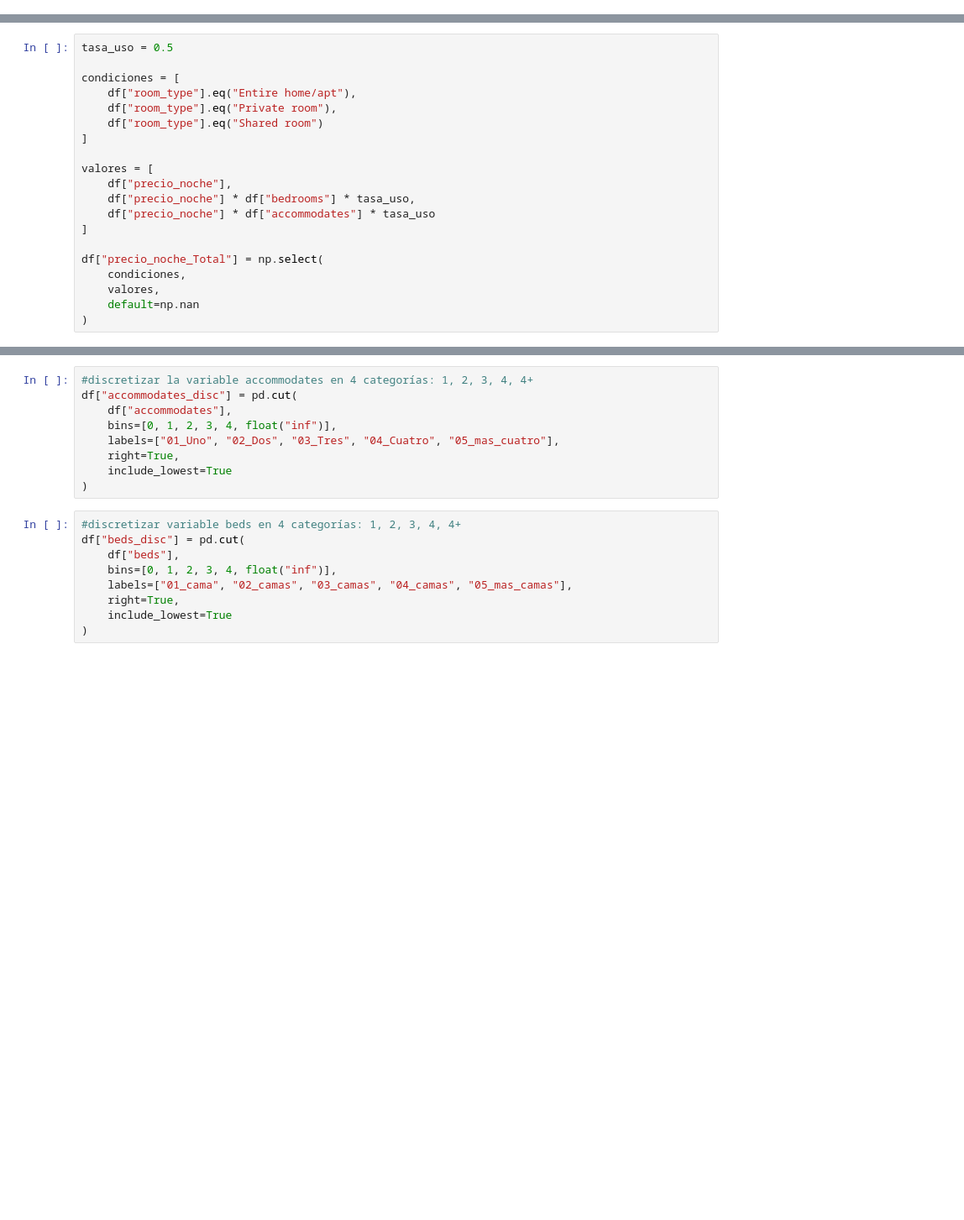
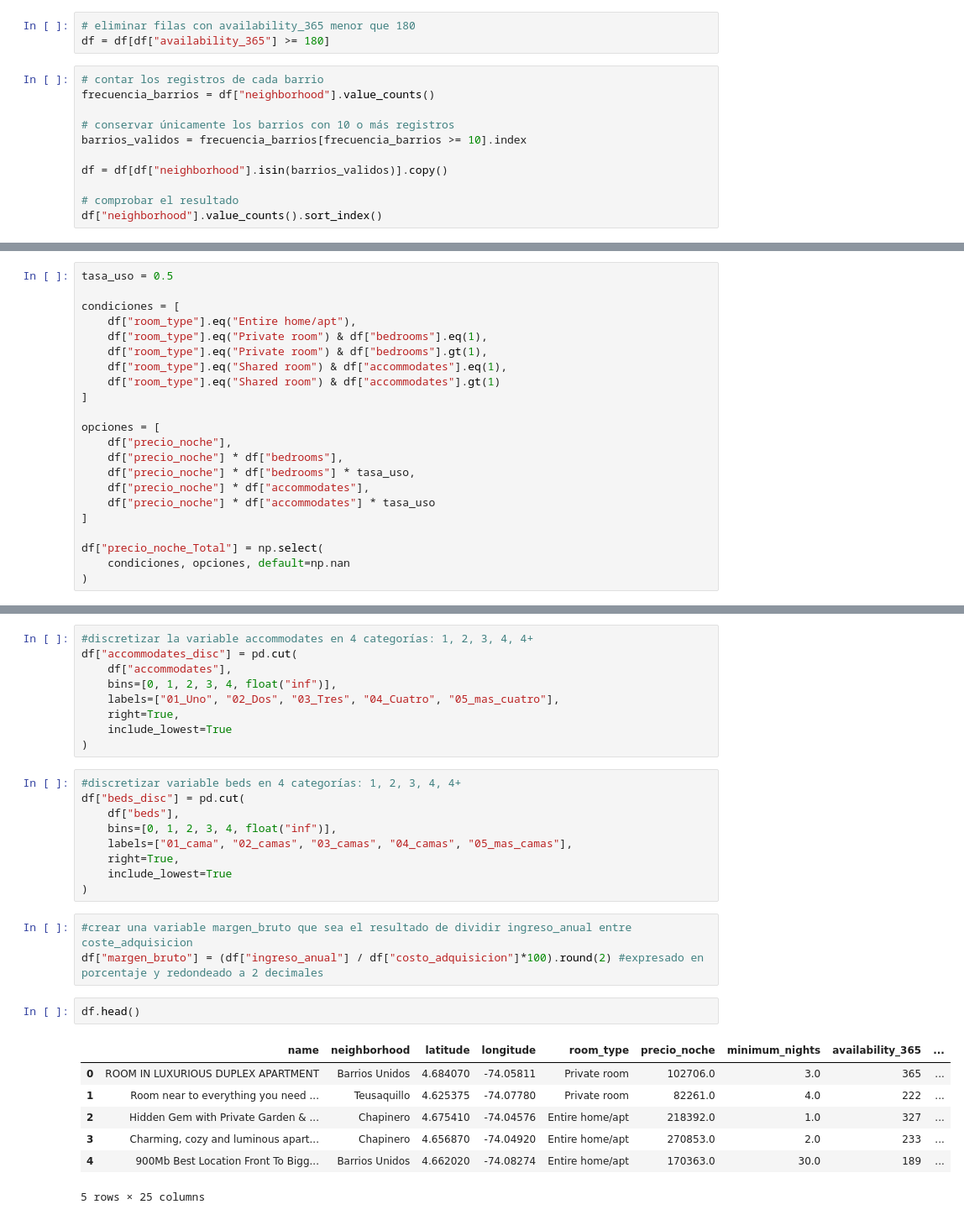
Before and after one commit to layapemar/ANALISIS-MERCADO-INMOBILIARIO-ALQUILER-TURISMO, a Jupyter notebook: notebooks/02_creacionVariables.ipynb, the cells around one changed output, grey strips where cells are left out. Shown at 84% size. Saved outputs shown, nothing was run; the diff lists cells and outputs as text; blank space fills up the shorter version.

```diff
--- a/notebooks/02_creacionVariables.ipynb
+++ b/notebooks/02_creacionVariables.ipynb
@@ -25,3 +25,17 @@ df.rename(columns={'price': 'precio_noche', 'precio': 'precio_m2'}, inplace=True
 
 #Eliminar columna id
 df.drop(columns=['id'], inplace=True)
+# %%
+# eliminar filas con availability_365 menor que 180
+df = df[df["availability_365"] >= 180]
+# %%
+# contar los registros de cada barrio
+frecuencia_barrios = df["neighborhood"].value_counts()
+
+# conservar únicamente los barrios con 10 o más registros
+barrios_validos = frecuencia_barrios[frecuencia_barrios >= 10].index
+
+df = df[df["neighborhood"].isin(barrios_validos)].copy()
+
+# comprobar el resultado
+df["neighborhood"].value_counts().sort_index()
@@ -30,20 +63,22 @@ tasa_uso = 0.5
 
 condiciones = [
     df["room_type"].eq("Entire home/apt"),
-    df["room_type"].eq("Private room"),
-    df["room_type"].eq("Shared room")
+    df["room_type"].eq("Private room") & df["bedrooms"].eq(1),
+    df["room_type"].eq("Private room") & df["bedrooms"].gt(1),
+    df["room_type"].eq("Shared room") & df["accommodates"].eq(1),
+    df["room_type"].eq("Shared room") & df["accommodates"].gt(1)
 ]
 
-valores = [
+opciones = [
     df["precio_noche"],
+    df["precio_noche"] * df["bedrooms"],
     df["precio_noche"] * df["bedrooms"] * tasa_uso,
+    df["precio_noche"] * df["accommodates"],
     df["precio_noche"] * df["accommodates"] * tasa_uso
 ]
 
 df["precio_noche_Total"] = np.select(
-    condiciones,
-    valores,
-    default=np.nan
+    condiciones, opciones, default=np.nan
 )
 # %%
 #Crar una variable ingreso_anual como multiplicación de precio_noche_Total por estimated_occupancy_1365d
@@ -111,3 +146,16 @@ df["beds_disc"] = pd.cut(
     right=True,
     include_lowest=True
 )
+# %%
+#crear una variable margen_bruto que sea el resultado de dividir ingreso_anual entre coste_adquisicion
+df["margen_bruto"] = (df["ingreso_anual"] / df["costo_adquisicion"]*100).round(2) #expresado en porcentaje y redondeado a 2 decimales
+# %%
+df.head()
+# %% [output]
+|  | name | neighborhood | latitude | longitude | room_type | precio_noche | minimum_nights | availability_365 | ... |
+| 0 | ROOM IN LUXURIOUS DUPLEX APARTMENT | Barrios Unidos | 4.684070 | -74.05811 | Private room | 102706.0 | 3.0 | 365 | ... |
+| 1 | Room near to everything you need ... | Teusaquillo | 4.625375 | -74.07780 | Private room | 82261.0 | 4.0 | 222 | ... |
+| 2 | Hidden Gem with Private Garden & ... | Chapinero | 4.675410 | -74.04576 | Entire home/apt | 218392.0 | 1.0 | 327 | ... |
+| 3 | Charming, cozy and luminous apart... | Chapinero | 4.656870 | -74.04920 | Entire home/apt | 270853.0 | 2.0 | 233 | ... |
+| 4 | 900Mb Best Location Front To Bigg... | Barrios Unidos | 4.662020 | -74.08274 | Entire home/apt | 170363.0 | 30.0 | 189 | ... |
+5 rows × 25 columns
```
Also changed, not shown: parts of 4 cells of this notebook, 4 other files.
